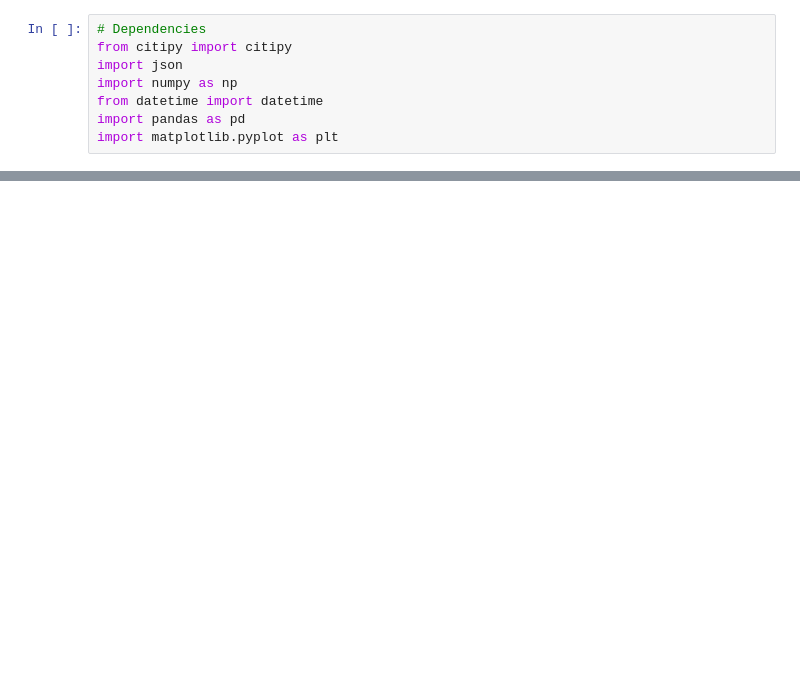
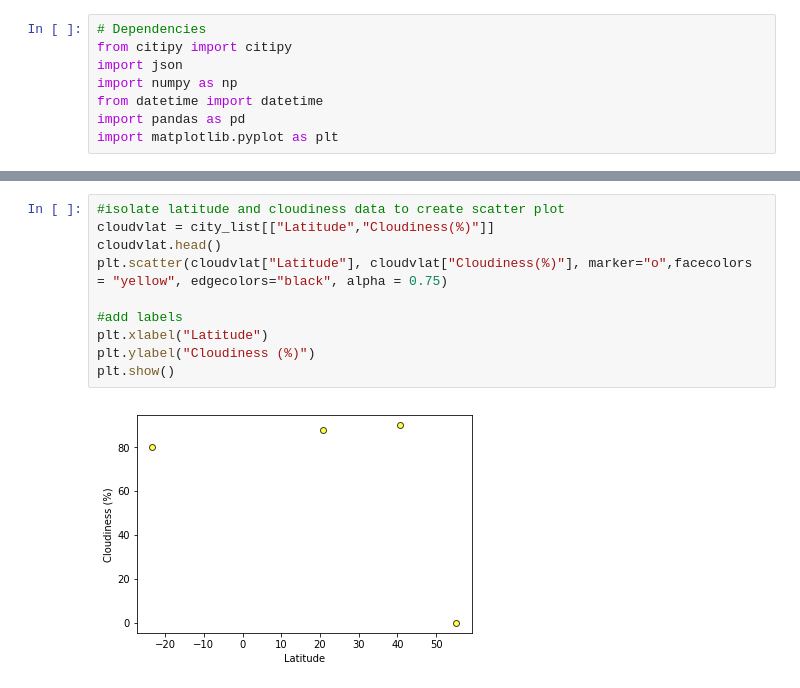
Before and after one commit to Eblank87/HW_API, a Jupyter notebook: API_HW.ipynb, the cells around one changed output, grey strips where cells are left out. Drawn from its saved outputs; the diff is of its cells as text; blank space fills up the shorter version.

```diff
--- a/API_HW.ipynb
+++ b/API_HW.ipynb
@@ -170,0 +179,12 @@ city_list.head()
+# %%
+#isolate latitude and cloudiness data to create scatter plot
+cloudvlat = city_list[["Latitude","Cloudiness(%)"]]
+cloudvlat.head()
+plt.scatter(cloudvlat["Latitude"], cloudvlat["Cloudiness(%)"], marker="o",facecolors = "yellow", edgecolors="black", alpha = 0.75)
+
+#add labels
+plt.xlabel("Latitude")
+plt.ylabel("Cloudiness (%)")
+plt.show()
+# %% [output]
+[figure, added]
```
Also changed, not shown: parts of 8 cells of this notebook.
